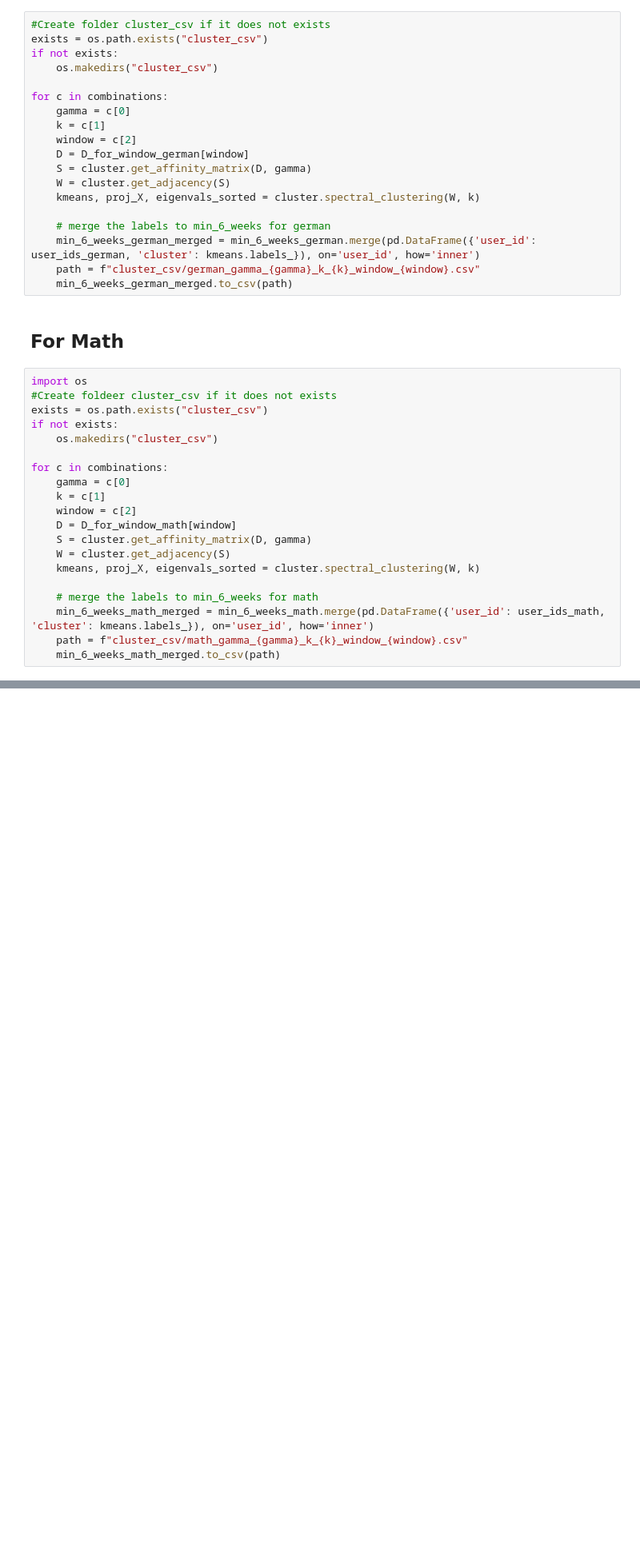
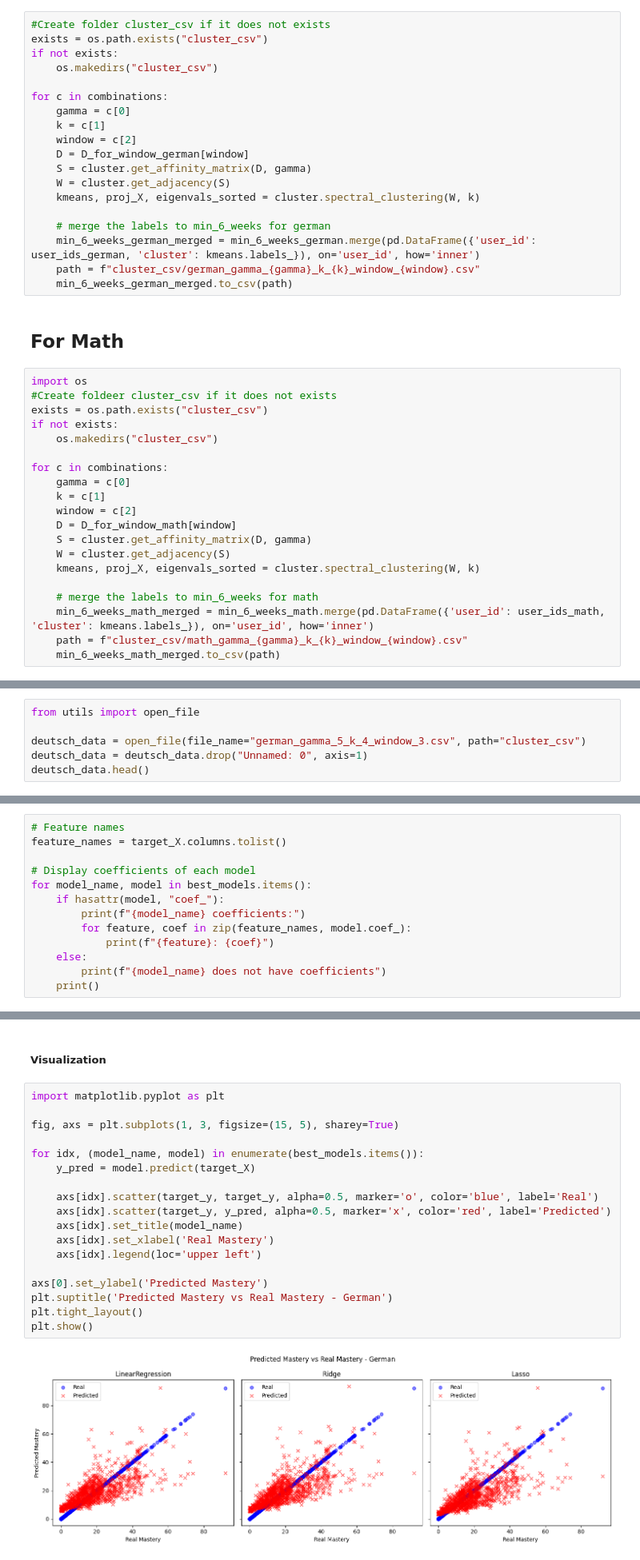
Before and after one commit to ML4BD/final-submission-uclumasa, a Jupyter notebook: lernnavi_clustering_efforts.ipynb, the cells around one changed output, grey strips where cells are left out. Shown at 80% size. Cells and saved outputs as stored; diff of their text form; blank space fills up the shorter version.

Commit message:
update: md added model implemented

```diff
--- a/lernnavi_clustering_efforts.ipynb
+++ b/lernnavi_clustering_efforts.ipynb
@@ -721,0 +873,6 @@ for c in combinations:
+# %%
+from utils import open_file
+
+deutsch_data = open_file(file_name="german_gamma_5_k_4_window_3.csv", path="cluster_csv")
+deutsch_data = deutsch_data.drop("Unnamed: 0", axis=1)
+deutsch_data.head()
@@ -721,0 +994,13 @@ for c in combinations:
+# %%
+# Feature names
+feature_names = target_X.columns.tolist()
+
+# Display coefficients of each model
+for model_name, model in best_models.items():
+    if hasattr(model, "coef_"):
+        print(f"{model_name} coefficients:")
+        for feature, coef in zip(feature_names, model.coef_):
+            print(f"{feature}: {coef}")
+    else:
+        print(f"{model_name} does not have coefficients")
+    print()
@@ -721,0 +1025,22 @@ for c in combinations:
+# %% [markdown]
+##### Visualization
+# %%
+import matplotlib.pyplot as plt
+
+fig, axs = plt.subplots(1, 3, figsize=(15, 5), sharey=True)
+
+for idx, (model_name, model) in enumerate(best_models.items()):
+    y_pred = model.predict(target_X)
+
+    axs[idx].scatter(target_y, target_y, alpha=0.5, marker='o', color='blue', label='Real')
+    axs[idx].scatter(target_y, y_pred, alpha=0.5, marker='x', color='red', label='Predicted')
+    axs[idx].set_title(model_name)
+    axs[idx].set_xlabel('Real Mastery')
+    axs[idx].legend(loc='upper left')
+
+axs[0].set_ylabel('Predicted Mastery')
+plt.suptitle('Predicted Mastery vs Real Mastery - German')
+plt.tight_layout()
+plt.show()
+# %% [output]
+[figure, added]
```
Also changed, not shown: parts of 88 cells of this notebook, 2 other files.
